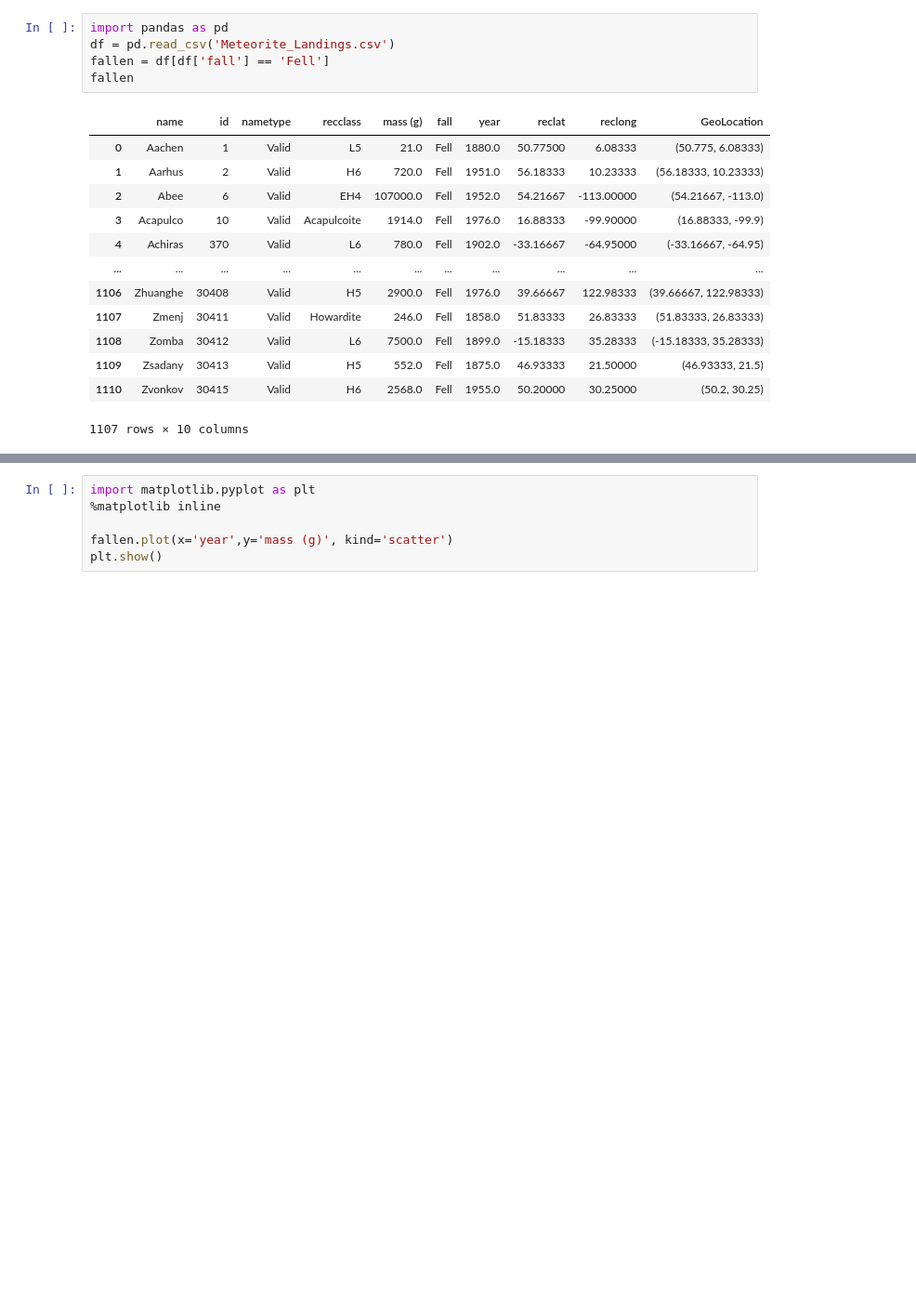
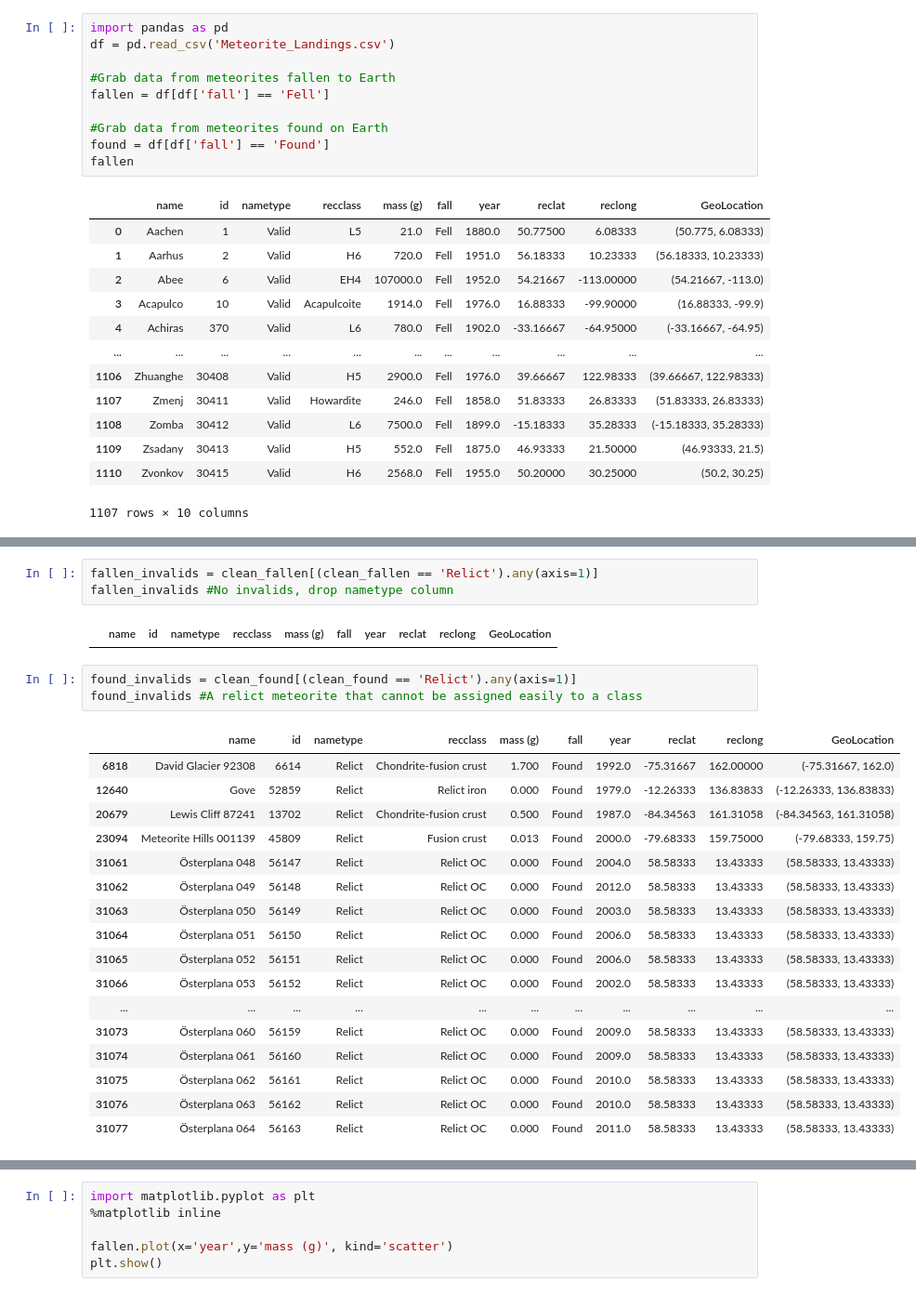
Before and after one commit to TheOceanMan7/meteorite-data, a Jupyter notebook: Meteorite_Landings.ipynb, the cells around one changed output, grey strips where cells are left out. Shown: that part at 93% size. Cells and saved outputs as stored; diff of their text form; blank space fills up the shorter version.

```diff
--- a/Meteorite_Landings.ipynb
+++ b/Meteorite_Landings.ipynb
@@ -1,7 +1,12 @@
 # %%
 import pandas as pd
 df = pd.read_csv('Meteorite_Landings.csv')
+
+#Grab data from meteorites fallen to Earth
 fallen = df[df['fall'] == 'Fell']
+
+#Grab data from meteorites found on Earth
+found = df[df['fall'] == 'Found']
 fallen
 # %% [output]
 |  | name | id | nametype | recclass | mass (g) | fall | year | reclat | reclong | GeoLocation |
@@ -37,0 +85,26 @@ array(['Aachen', 1, 'Valid', 'L5', 21.0, 'Fell', 1880.0, 50.775, 6.08333,
+# %%
+fallen_invalids = clean_fallen[(clean_fallen == 'Relict').any(axis=1)]
+fallen_invalids #No invalids, drop nametype column
+# %% [output]
+|  | name | id | nametype | recclass | mass (g) | fall | year | reclat | reclong | GeoLocation |
+# %%
+found_invalids = clean_found[(clean_found == 'Relict').any(axis=1)]
+found_invalids #A relict meteorite that cannot be assigned easily to a class
+# %% [output]
+|  | name | id | nametype | recclass | mass (g) | fall | year | reclat | reclong | GeoLocation |
+| 6818 | David Glacier 92308 | 6614 | Relict | Chondrite-fusion crust | 1.700 | Found | 1992.0 | -75.31667 | 162.00000 | (-75.31667, 162.0) |
+| 12640 | Gove | 52859 | Relict | Relict iron | 0.000 | Found | 1979.0 | -12.26333 | 136.83833 | (-12.26333, 136.83833) |
+| 20679 | Lewis Cliff 87241 | 13702 | Relict | Chondrite-fusion crust | 0.500 | Found | 1987.0 | -84.34563 | 161.31058 | (-84.34563, 161.31058) |
+| 23094 | Meteorite Hills 001139 | 45809 | Relict | Fusion crust | 0.013 | Found | 2000.0 | -79.68333 | 159.75000 | (-79.68333, 159.75) |
+| 31061 | Österplana 048 | 56147 | Relict | Relict OC | 0.000 | Found | 2004.0 | 58.58333 | 13.43333 | (58.58333, 13.43333) |
+| 31062 | Österplana 049 | 56148 | Relict | Relict OC | 0.000 | Found | 2012.0 | 58.58333 | 13.43333 | (58.58333, 13.43333) |
+| 31063 | Österplana 050 | 56149 | Relict | Relict OC | 0.000 | Found | 2003.0 | 58.58333 | 13.43333 | (58.58333, 13.43333) |
+| 31064 | Österplana 051 | 56150 | Relict | Relict OC | 0.000 | Found | 2006.0 | 58.58333 | 13.43333 | (58.58333, 13.43333) |
+| 31065 | Österplana 052 | 56151 | Relict | Relict OC | 0.000 | Found | 2006.0 | 58.58333 | 13.43333 | (58.58333, 13.43333) |
+| 31066 | Österplana 053 | 56152 | Relict | Relict OC | 0.000 | Found | 2002.0 | 58.58333 | 13.43333 | (58.58333, 13.43333) |
+| ... | ... | ... | ... | ... | ... | ... | ... | ... | ... | ... |
+| 31073 | Österplana 060 | 56159 | Relict | Relict OC | 0.000 | Found | 2009.0 | 58.58333 | 13.43333 | (58.58333, 13.43333) |
+| 31074 | Österplana 061 | 56160 | Relict | Relict OC | 0.000 | Found | 2009.0 | 58.58333 | 13.43333 | (58.58333, 13.43333) |
+| 31075 | Österplana 062 | 56161 | Relict | Relict OC | 0.000 | Found | 2010.0 | 58.58333 | 13.43333 | (58.58333, 13.43333) |
+| 31076 | Österplana 063 | 56162 | Relict | Relict OC | 0.000 | Found | 2010.0 | 58.58333 | 13.43333 | (58.58333, 13.43333) |
+| 31077 | Österplana 064 | 56163 | Relict | Relict OC | 0.000 | Found | 2011.0 | 58.58333 | 13.43333 | (58.58333, 13.43333) |
```
Also changed, not shown: parts of 9 cells of this notebook, 1 other file.
